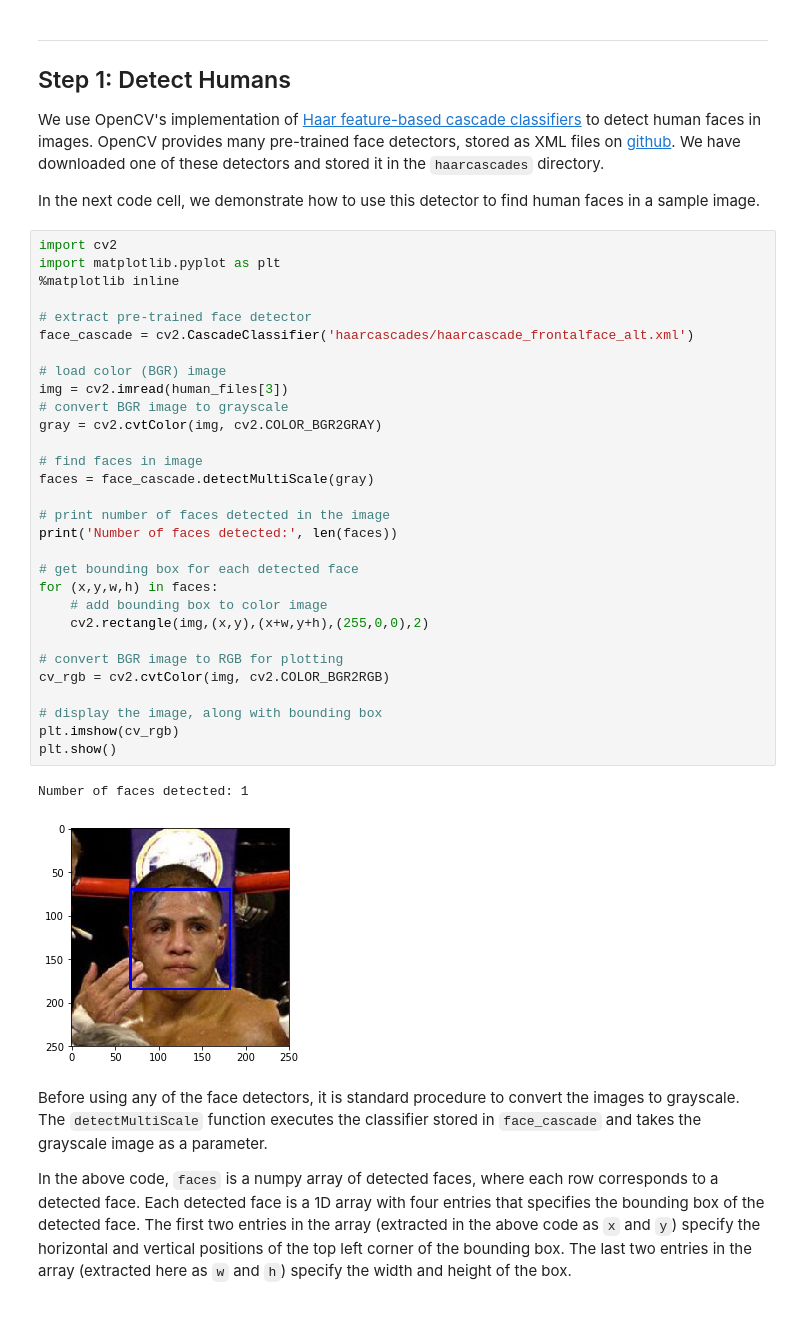
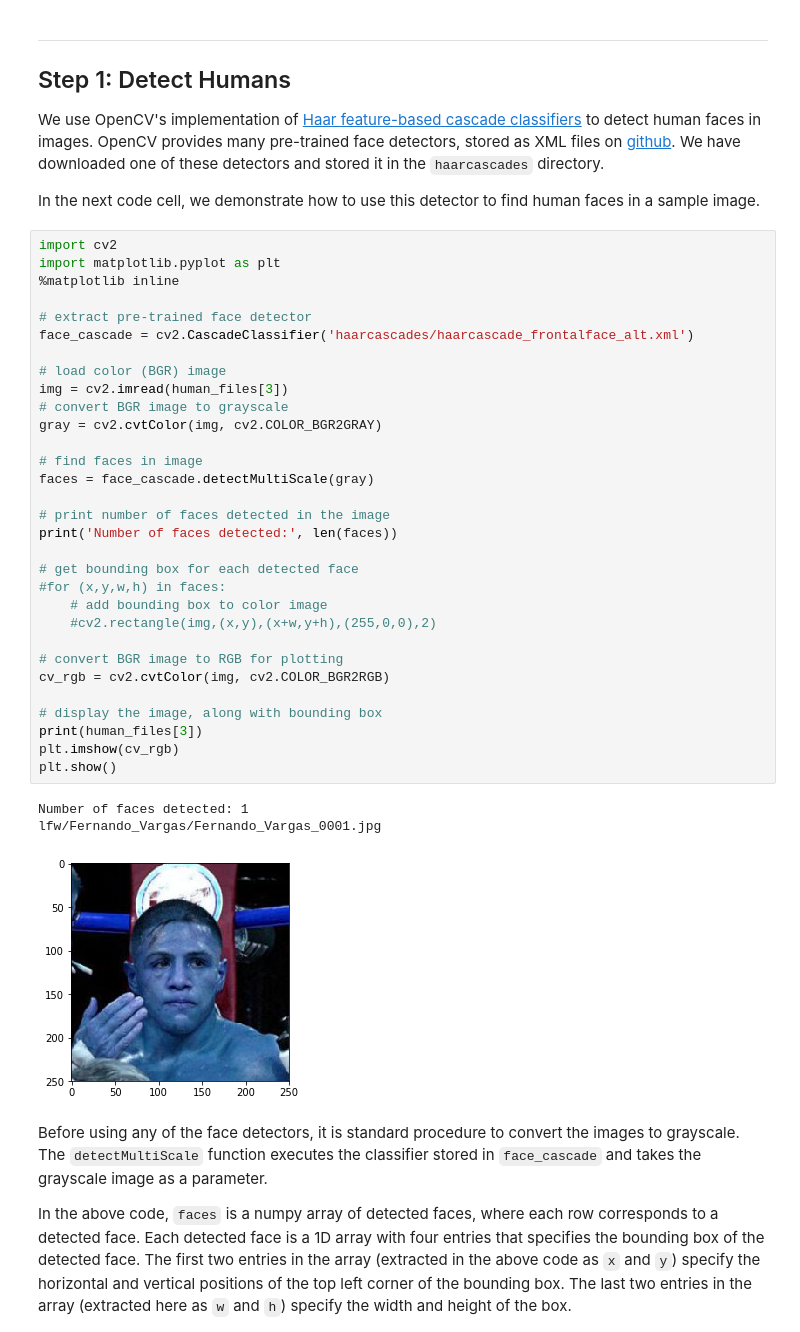
Before and after one commit to mcwata7/dog-project, a Jupyter notebook: dog_app.ipynb, the cells around one changed output. Cells and saved outputs as stored; diff of their text form.

```diff
--- a/dog_app.ipynb
+++ b/dog_app.ipynb
@@ -114,36 +114,38 @@ In the next code cell, we demonstrate how to use this detector to find human fac
 # %%
 import cv2
 import matplotlib.pyplot as plt
 %matplotlib inline
 
 # extract pre-trained face detector
 face_cascade = cv2.CascadeClassifier('haarcascades/haarcascade_frontalface_alt.xml')
 
 # load color (BGR) image
 img = cv2.imread(human_files[3])
 # convert BGR image to grayscale
 gray = cv2.cvtColor(img, cv2.COLOR_BGR2GRAY)
 
 # find faces in image
 faces = face_cascade.detectMultiScale(gray)
 
 # print number of faces detected in the image
 print('Number of faces detected:', len(faces))
 
 # get bounding box for each detected face
-for (x,y,w,h) in faces:
+#for (x,y,w,h) in faces:
     # add bounding box to color image
-    cv2.rectangle(img,(x,y),(x+w,y+h),(255,0,0),2)
+    #cv2.rectangle(img,(x,y),(x+w,y+h),(255,0,0),2)
 
 # convert BGR image to RGB for plotting
 cv_rgb = cv2.cvtColor(img, cv2.COLOR_BGR2RGB)
 
 # display the image, along with bounding box
+print(human_files[3])
 plt.imshow(cv_rgb)
 plt.show()
 # %% [output]
 Number of faces detected: 1
+lfw/Fernando_Vargas/Fernando_Vargas_0001.jpg
-[figure, old version]
+[figure, new version]
 # %% [markdown]
 Before using any of the face detectors, it is standard procedure to convert the images to grayscale.  The `detectMultiScale` function executes the classifier stored in `face_cascade` and takes the grayscale image as a parameter.
 
```
Also changed, not shown: parts of 10 cells of this notebook, 2 other files.
